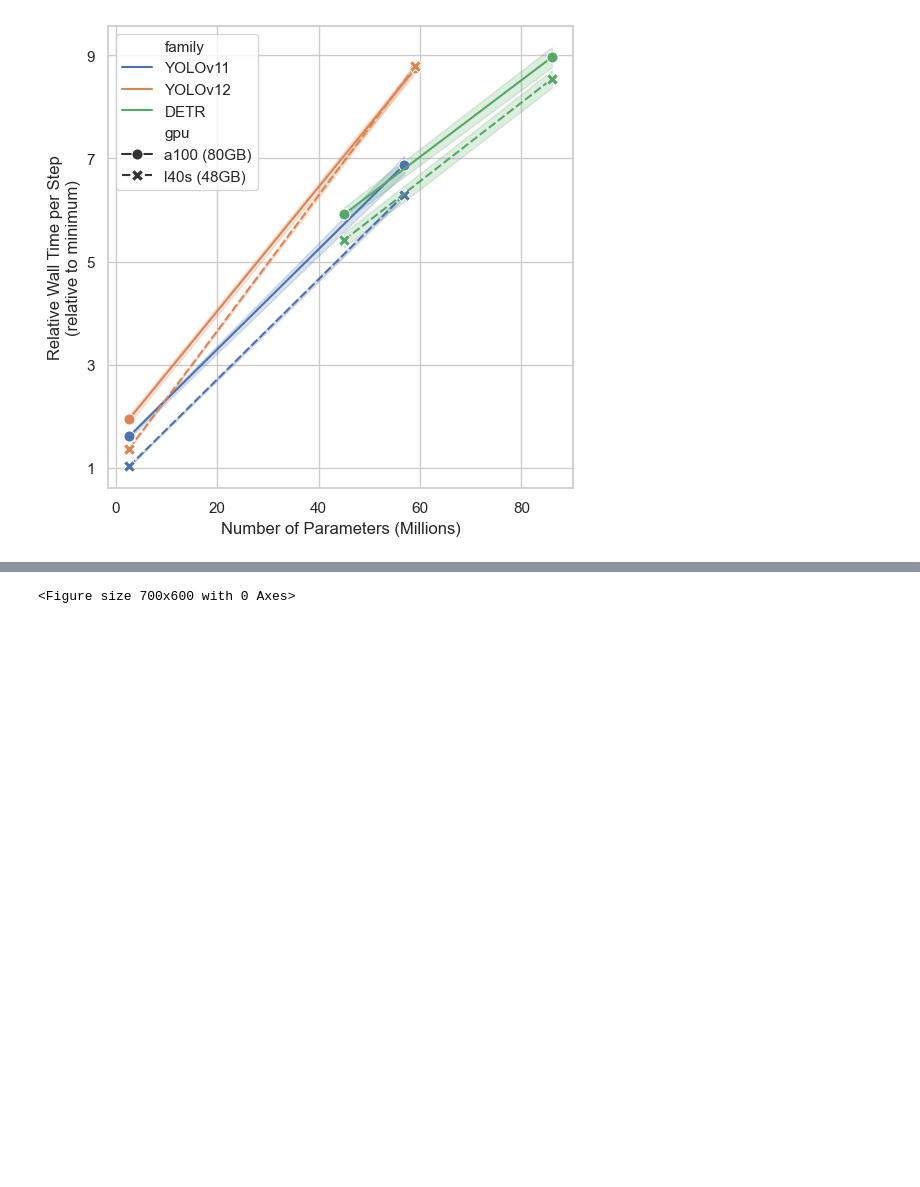
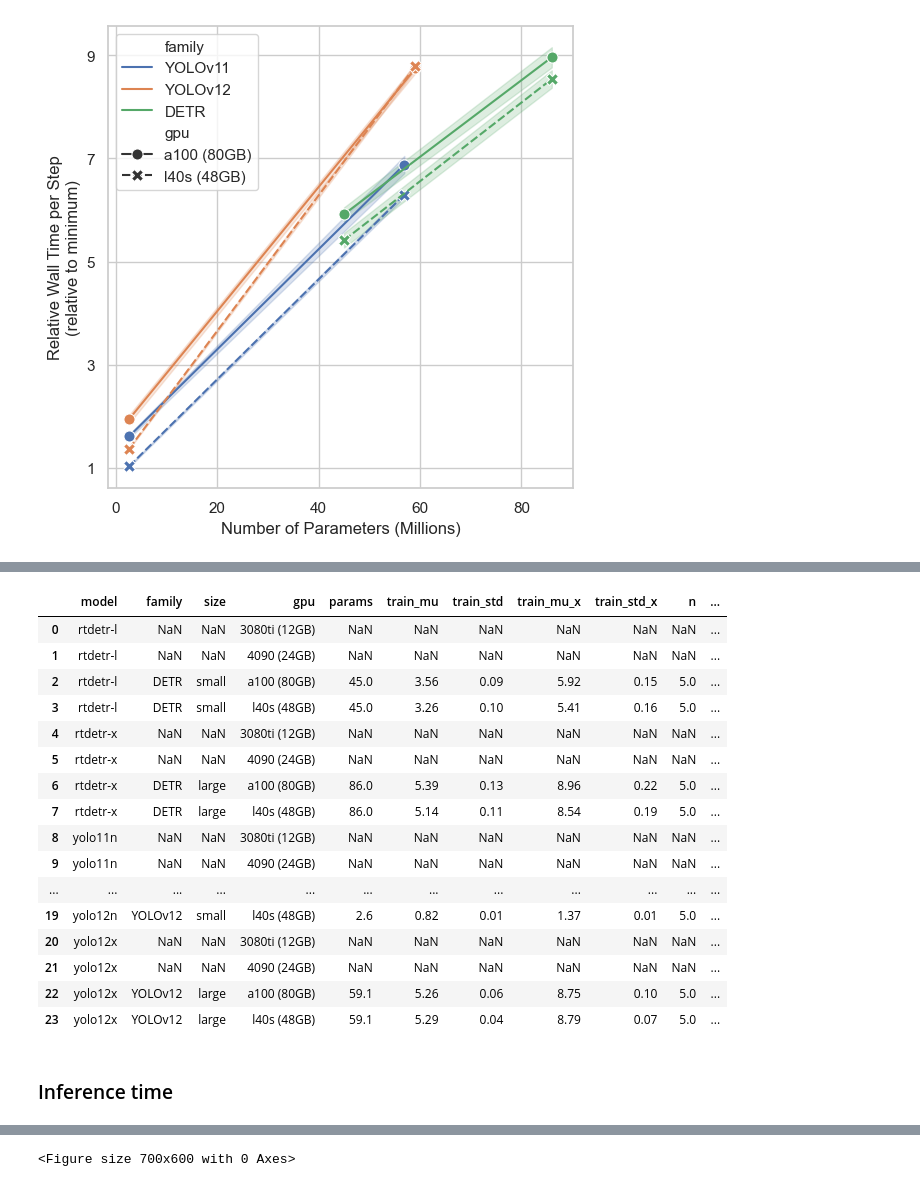
Before and after one commit to Niche-Lab/COLO, a Jupyter notebook: evaluate.ipynb, the cells around one changed output, grey strips where cells are left out. Saved outputs shown, nothing was run; the diff lists cells and outputs as text; code cells hidden in the pictures; blank space fills up the shorter version.

```diff
--- a/evaluate.ipynb
+++ b/evaluate.ipynb
@@ -339,10 +407,12 @@ df_time
 # %%
+df_time = pd.read_csv(DIR_OUT / "train_time.csv")
+
 min_mu = df_time["median"].min(); print(f"min_mu: {min_mu}")
-df_time["mu_std"] = df_time["median"] / min_mu
+df_time["median_x"] = df_time["median"] / min_mu
 
 sns.set(style="whitegrid")
 plt.figure(figsize=(6, 6))
-sns.lineplot(data=df_time, x="params", y="mu_std",
+sns.lineplot(data=df_time, x="params", y="median_x",
              hue="family", style="gpu",
              hue_order=["YOLOv11", "YOLOv12", "DETR"],
              err_style="band", errorbar=("se", 2),
@@ -358,3 +428,21 @@ plt.savefig(PATHS["DIR_SRC"]/"ms"/"r1"/"src"/"fig_time_train.png", dpi=300)
 # %% [output]
 min_mu: 0.6019008159637451
 [figure]
+# %%
+df_infer = pd.read_csv(DIR_OUT / "infer.csv", header=None)
+df_infer.columns = ["model", "fps", "gpu"]
+df_infer = add_info(df_infer)
+map_gpu = dict({
+    "L40S": "l40s (48GB)",
+    "A100": "a100 (80GB)",
+    "3080ti": "3080ti (12GB)",
+    "4090": "4090 (24GB)",
+})
+df_infer.loc[:, "gpu"] = df_infer["gpu"].map(map_gpu)
+df_infer = df_infer.loc[:, ["model", "gpu", "fps"]].\
+    groupby(["model", "gpu"]).\
+        aggregate({"fps": ["mean", "std"]}).reset_index()
+df_infer.columns = ["model", "gpu", "fps_mean", "fps_std"]
+df_infer["fps_mean"] = df_infer["fps_mean"].round(2)
+df_infer["fps_std"] = df_infer["fps_std"].round(2)
+df_infer
@@ -361 +467,36 @@ min_mu: 0.6019008159637451
+# %%
+df_time = df_time.loc[:, ["model", "family", "size", "gpu", "params", "median", "median_x"]].\
+    groupby(["model", "family", "size", "gpu", "params"]).\
+        aggregate({"median": ["mean", "std"],
+                   "median_x": ["mean", "std", "size"],
+                   }).reset_index()
+df_time.columns = ["model", "family", "size", "gpu", "params",
+                   "train_mu", "train_std", "train_mu_x", "train_std_x", "n"]
+df_time["train_mu"] = df_time["train_mu"].round(2)
+df_time["train_std"] = df_time["train_std"].round(2)
+df_time["train_mu_x"] = df_time["train_mu_x"].round(2)
+df_time["train_std_x"] = df_time["train_std_x"].round(2)
+df_time_all = pd.merge(df_time, df_infer, on=["model", "gpu"], how="outer")
+df_time_all.to_csv(DIR_OUT / "time_info.csv", index=False)
+df_time_all
+# %% [output]
+|  | model | family | size | gpu | params | train_mu | train_std | train_mu_x | train_std_x | n | ... |
+| 0 | rtdetr-l | NaN | NaN | 3080ti (12GB) | NaN | NaN | NaN | NaN | NaN | NaN | ... |
+| 1 | rtdetr-l | NaN | NaN | 4090 (24GB) | NaN | NaN | NaN | NaN | NaN | NaN | ... |
+| 2 | rtdetr-l | DETR | small | a100 (80GB) | 45.0 | 3.56 | 0.09 | 5.92 | 0.15 | 5.0 | ... |
+| 3 | rtdetr-l | DETR | small | l40s (48GB) | 45.0 | 3.26 | 0.10 | 5.41 | 0.16 | 5.0 | ... |
+| 4 | rtdetr-x | NaN | NaN | 3080ti (12GB) | NaN | NaN | NaN | NaN | NaN | NaN | ... |
+| 5 | rtdetr-x | NaN | NaN | 4090 (24GB) | NaN | NaN | NaN | NaN | NaN | NaN | ... |
+| 6 | rtdetr-x | DETR | large | a100 (80GB) | 86.0 | 5.39 | 0.13 | 8.96 | 0.22 | 5.0 | ... |
+| 7 | rtdetr-x | DETR | large | l40s (48GB) | 86.0 | 5.14 | 0.11 | 8.54 | 0.19 | 5.0 | ... |
+| 8 | yolo11n | NaN | NaN | 3080ti (12GB) | NaN | NaN | NaN | NaN | NaN | NaN | ... |
+| 9 | yolo11n | NaN | NaN | 4090 (24GB) | NaN | NaN | NaN | NaN | NaN | NaN | ... |
+| ... | ... | ... | ... | ... | ... | ... | ... | ... | ... | ... | ... |
+| 19 | yolo12n | YOLOv12 | small | l40s (48GB) | 2.6 | 0.82 | 0.01 | 1.37 | 0.01 | 5.0 | ... |
+| 20 | yolo12x | NaN | NaN | 3080ti (12GB) | NaN | NaN | NaN | NaN | NaN | NaN | ... |
+| 21 | yolo12x | NaN | NaN | 4090 (24GB) | NaN | NaN | NaN | NaN | NaN | NaN | ... |
+| 22 | yolo12x | YOLOv12 | large | a100 (80GB) | 59.1 | 5.26 | 0.06 | 8.75 | 0.10 | 5.0 | ... |
+| 23 | yolo12x | YOLOv12 | large | l40s (48GB) | 59.1 | 5.29 | 0.04 | 8.79 | 0.07 | 5.0 | ... |
+# %% [markdown]
+### Inference time
 # %%
```
Also changed, not shown: parts of 13 cells of this notebook, 11 other files.
